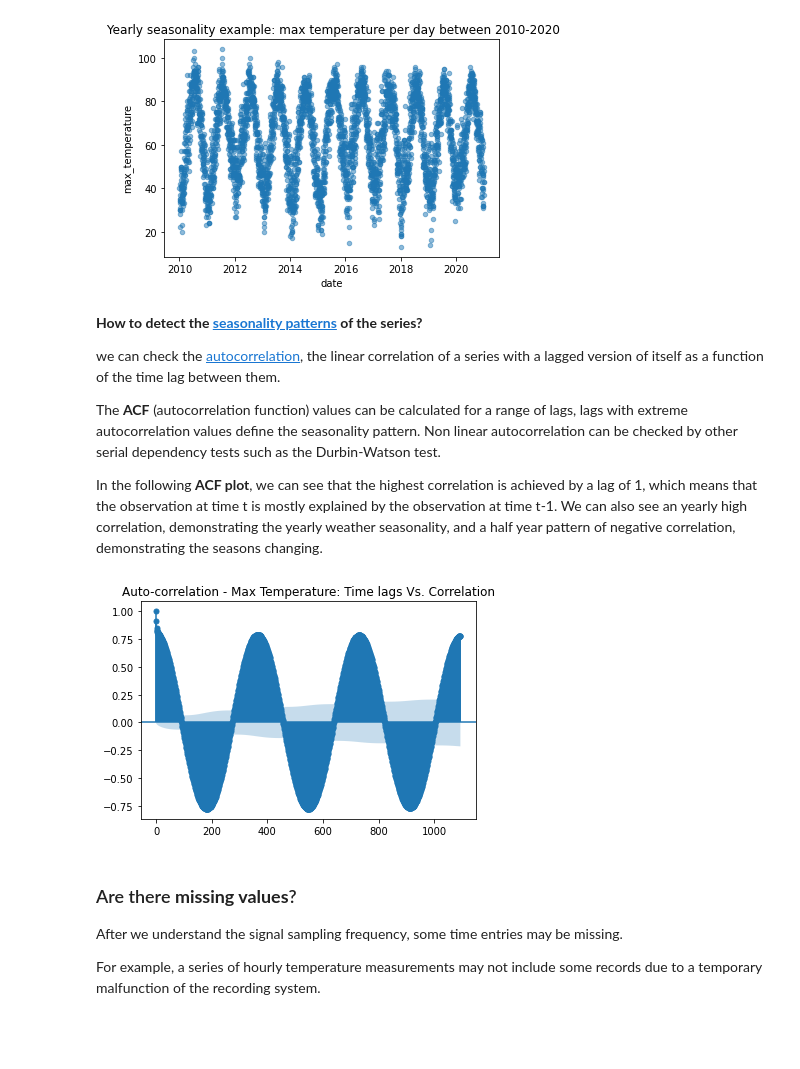
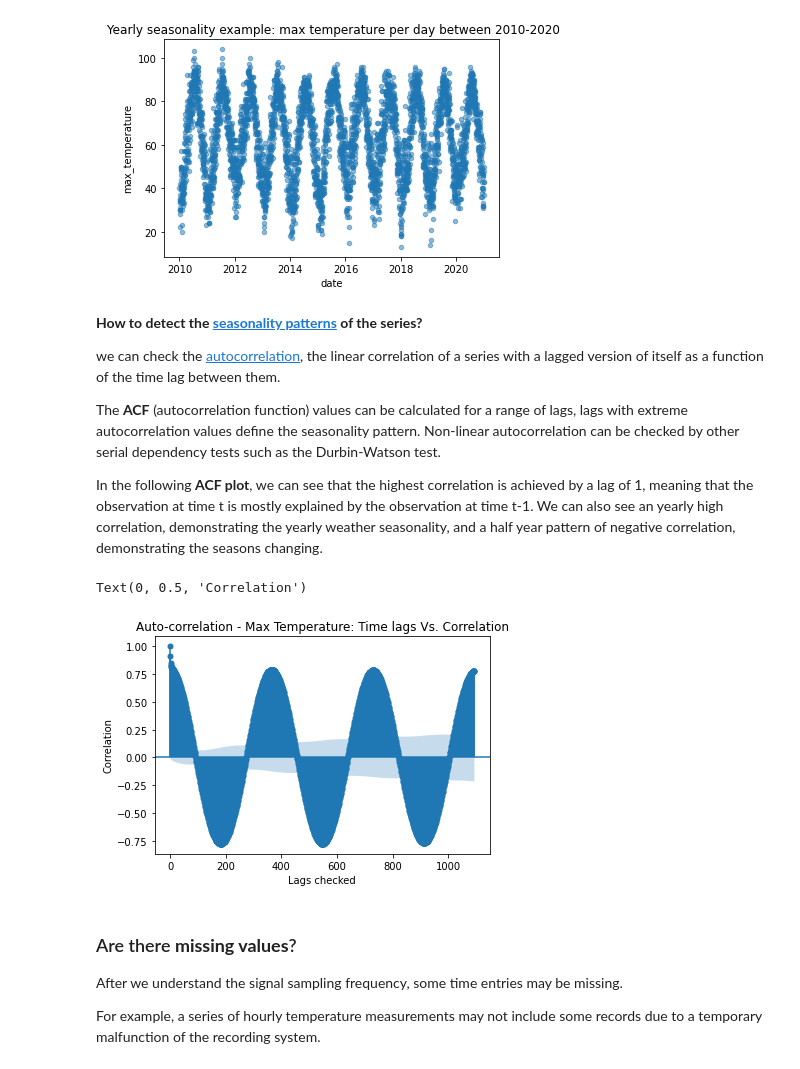
Before and after one commit to inbaroz/TimeSeriesIntroduction, a Jupyter notebook: ts_data_introduction.ipynb, the cells around one changed output. Saved outputs shown, nothing was run; the diff lists cells and outputs as text; code cells hidden in the pictures; blank space fills up the shorter version.

```diff
--- a/ts_data_introduction.ipynb
+++ b/ts_data_introduction.ipynb
@@ -122,15 +123,18 @@ data[data.year.between(START_YEAR, END_YEAR)].plot.scatter(
 
 we can check the [autocorrelation](https://medium.com/@dganais/autocorrelation-in-time-series-c870e87e8a65), the linear correlation of a series with a lagged version of itself as a function of the time lag between them.
 
-The **ACF** (autocorrelation function) values can be calculated for a range of lags, lags with extreme autocorrelation values define the seasonality pattern. Non linear autocorrelation can be checked by other serial dependency tests such as the Durbin-Watson test.
+The **ACF** (autocorrelation function) values can be calculated for a range of lags, lags with extreme autocorrelation values define the seasonality pattern. Non-linear autocorrelation can be checked by other serial dependency tests such as the Durbin-Watson test.
 
-In the following **ACF plot**, we can see that the highest correlation is achieved by a lag of 1, which means that the observation at time t is mostly explained by the observation at time t-1. We can also see an yearly high correlation, demonstrating the yearly weather seasonality, and a half year pattern of negative correlation, demonstrating the seasons changing.
+In the following **ACF plot**, we can see that the highest correlation is achieved by a lag of 1, meaning that the observation at time t is mostly explained by the observation at time t-1. We can also see an yearly high correlation, demonstrating the yearly weather seasonality, and a half year pattern of negative correlation, demonstrating the seasons changing.
 # %%
 NUM_YEARS,DAYS_PER_YEAR = 3, 365
 data.sort_values(by='date', inplace=True)
-plot_acf(data.max_temperature, lags = np.arange(DAYS_PER_YEAR * NUM_YEARS), title = 'Auto-correlation - Max Temperature: Time lags Vs. Correlation');
+plot_acf(data.max_temperature,lags = np.arange(DAYS_PER_YEAR * NUM_YEARS), title = 'Auto-correlation - Max Temperature: Time lags Vs. Correlation');
+plt.xlabel('Lags checked')
+plt.ylabel('Correlation')
 # %% [output]
+Text(0, 0.5, 'Correlation')
-[figure, old version]
+[figure, new version]
 # %% [markdown]
 ### Are there **missing values**?
 After we understand the signal sampling frequency, some time entries may be missing.
```
Also changed, not shown: parts of 12 cells of this notebook.
